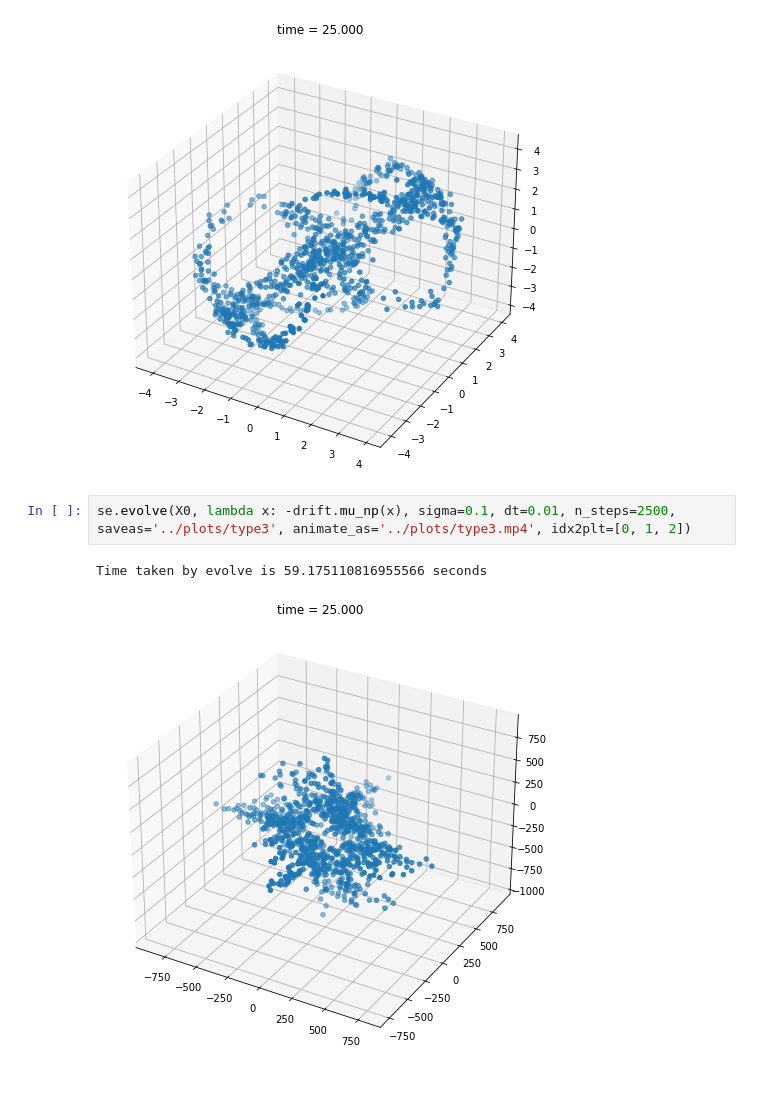
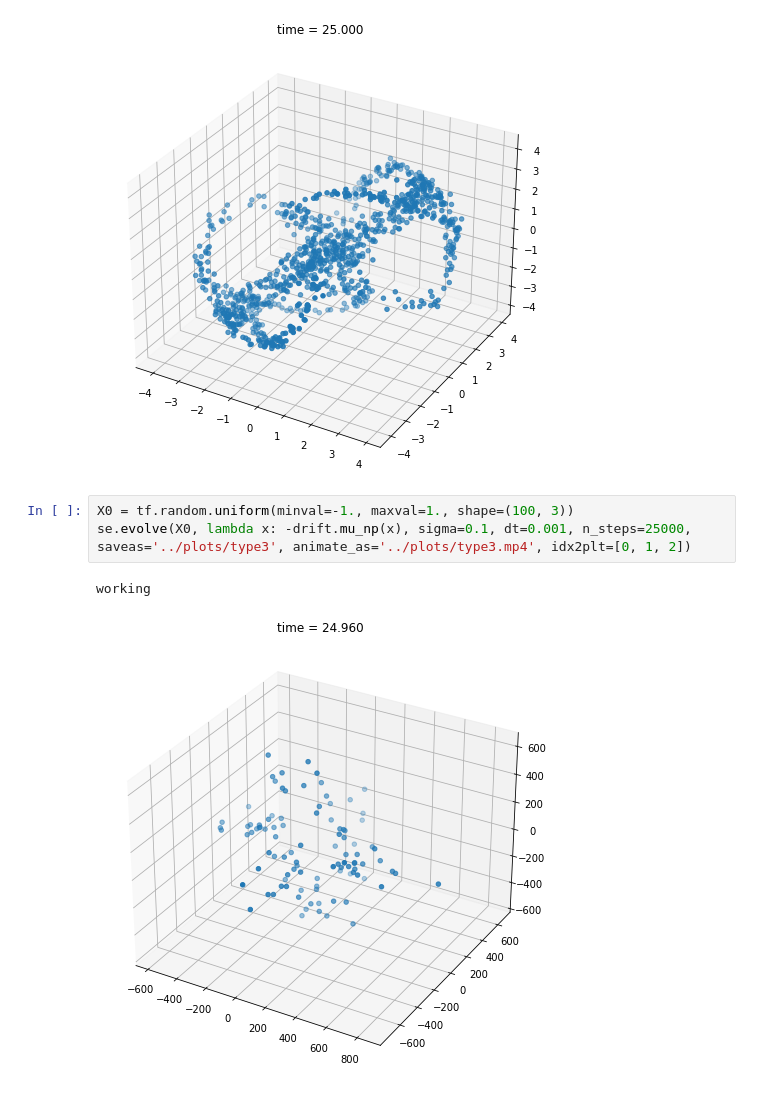
Before and after one commit to pinakm9/symmetric_attractor, a Jupyter notebook: notebooks/type3_trajectories.ipynb, the cells around one changed output. Cells and saved outputs as stored; diff of their text form.

```diff
--- a/notebooks/type3_trajectories.ipynb
+++ b/notebooks/type3_trajectories.ipynb
@@ -20,7 +20,8 @@ se.evolve(X0, drift.mu_np, sigma=0.1, dt=0.01, n_steps=2500, saveas='../plots/ty
 Time taken by evolve is 60.57999920845032 seconds
 [figure]
 # %%
-se.evolve(X0, lambda x: -drift.mu_np(x), sigma=0.1, dt=0.01, n_steps=2500, saveas='../plots/type3', animate_as='../plots/type3.mp4', idx2plt=[0, 1, 2])
+X0 = tf.random.uniform(minval=-1., maxval=1., shape=(100, 3))
+se.evolve(X0, lambda x: -drift.mu_np(x), sigma=0.1, dt=0.001, n_steps=25000, saveas='../plots/type3', animate_as='../plots/type3.mp4', idx2plt=[0, 1, 2])
 # %% [output]
-Time taken by evolve is 59.175110816955566 seconds
+working
-[figure, old version]
+[figure, new version]
```
Also changed, not shown: 3 other files.
